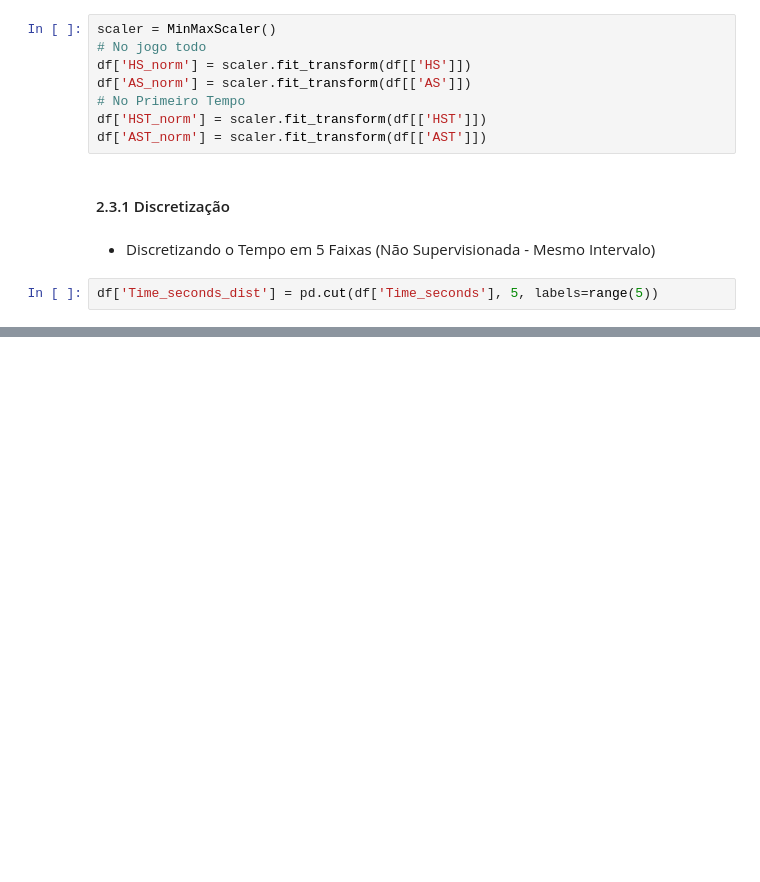
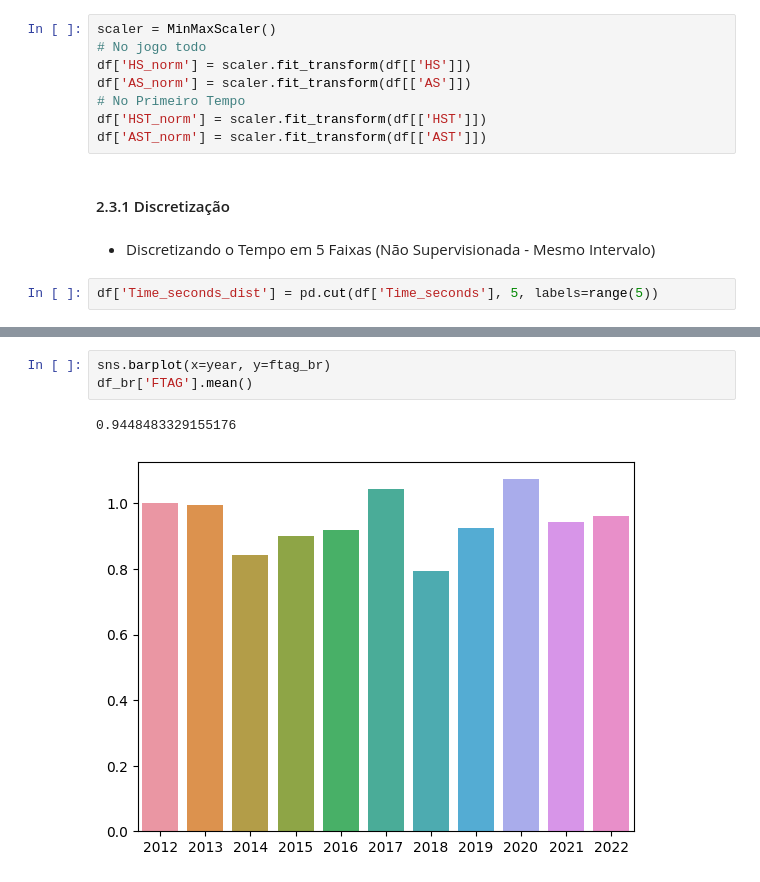
Before and after one commit to matheusalb/Veva365, a Jupyter notebook: Projeto 1.ipynb, the cells around one changed output, grey strips where cells are left out. Saved outputs shown, nothing was run; the diff lists cells and outputs as text; blank space fills up the shorter version.

```diff
--- a/Projeto 1.ipynb
+++ b/Projeto 1.ipynb
@@ -389,0 +455,6 @@ df['Time_seconds_dist'] = pd.cut(df['Time_seconds'], 5, labels=range(5))
+# %%
+sns.barplot(x=year, y=ftag_br)
+df_br['FTAG'].mean()
+# %% [output]
+0.9448483329155176
+[figure, added]
```
Also changed, not shown: parts of 17 cells of this notebook.
